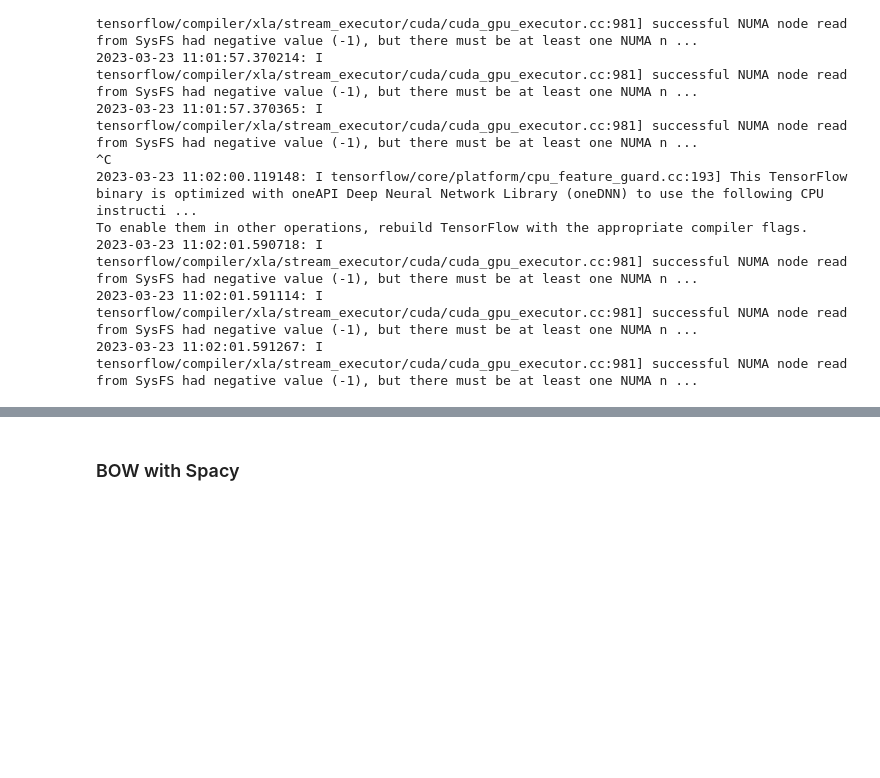
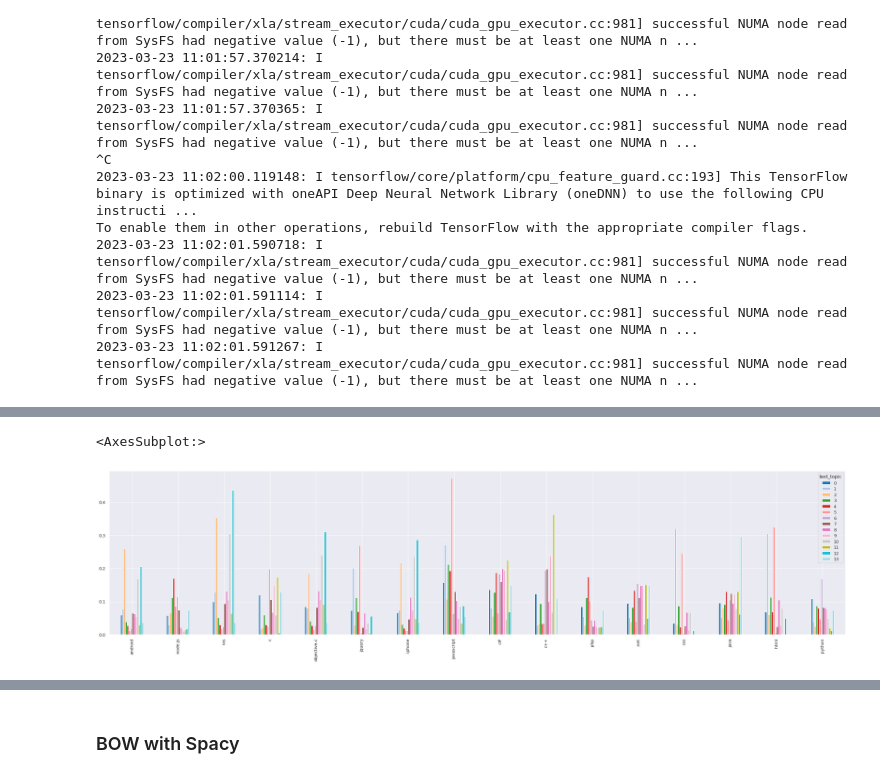
Before and after one commit to apersonnaz/OCR_IML_projet5, a Jupyter notebook: eval.ipynb, the cells around one changed output, grey strips where cells are left out. Cells and saved outputs as stored; diff of their text form; code cells hidden in the pictures; blank space fills up the shorter version.

```diff
--- a/eval.ipynb
+++ b/eval.ipynb
@@ -216,0 +350,6 @@ def evaluate_predictions(y_val, y_pred_text, y_pred_code, mlb, model_name):
+# %%
+train_df.groupby(
+    "text_topic")[list(selected_tags)].mean().transpose().plot.bar(figsize=(35, 8), cmap='tab20')
+# %% [output]
+<AxesSubplot:>
+[figure, added]
```
Also changed, not shown: parts of 32 cells of this notebook, 1 other file.
